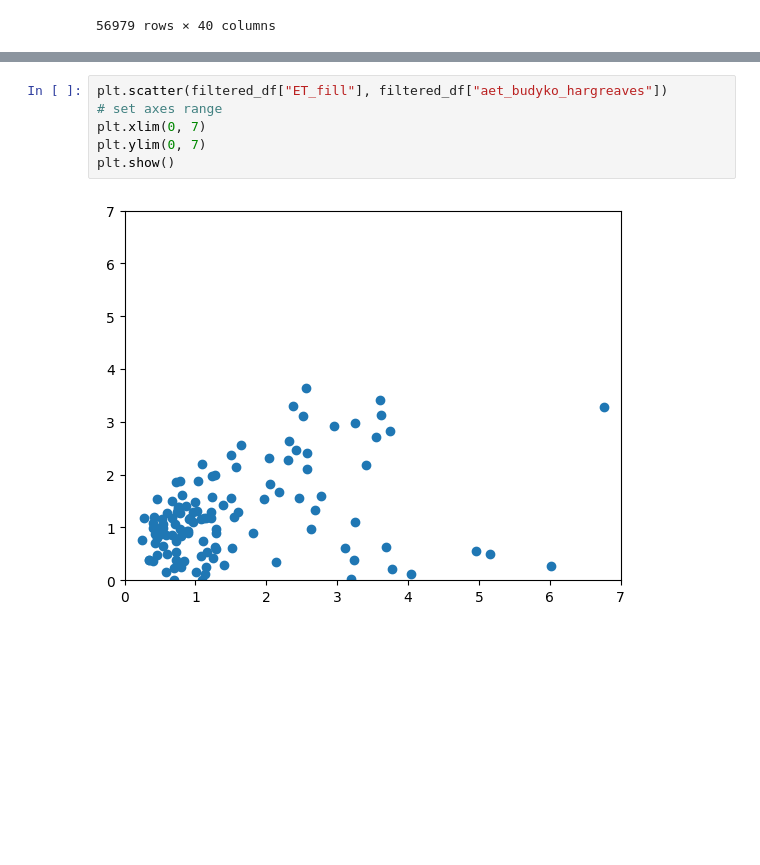
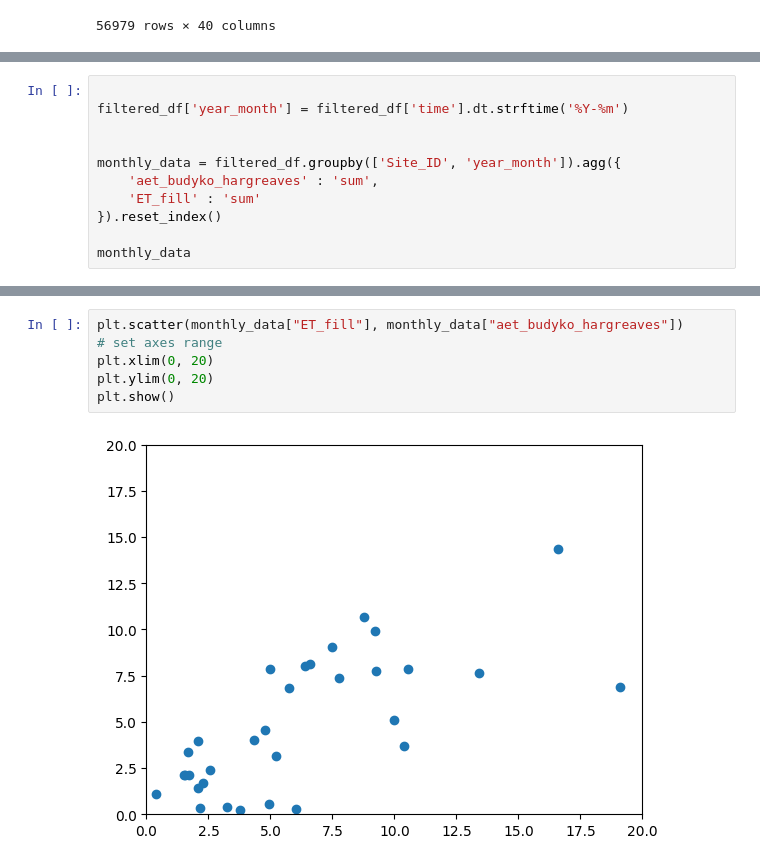
Before and after one commit to mahdi98mnm/download_PRISM_data, a Jupyter notebook: PRISM_tmin_stable_4kmD2_20160612_nc/calculate_ETo.ipynb, the cells around one changed output, grey strips where cells are left out. Cells and saved outputs as stored; diff of their text form; blank space fills up the shorter version.

Commit message:
calculate error index for monthly and yearly value hargreaves

```diff
--- a/PRISM_tmin_stable_4kmD2_20160612_nc/calculate_ETo.ipynb
+++ b/PRISM_tmin_stable_4kmD2_20160612_nc/calculate_ETo.ipynb
@@ -546,0 +539,11 @@ import matplotlib.pyplot as plt
+# %%
+
+filtered_df['year_month'] = filtered_df['time'].dt.strftime('%Y-%m')
+
+
+monthly_data = filtered_df.groupby(['Site_ID', 'year_month']).agg({
+    'aet_budyko_hargreaves' : 'sum',
+    'ET_fill' : 'sum'
+}).reset_index()
+
+monthly_data
@@ -547,8 +583,8 @@ import matplotlib.pyplot as plt
 # %%
-plt.scatter(filtered_df["ET_fill"], filtered_df["aet_budyko_hargreaves"])
+plt.scatter(monthly_data["ET_fill"], monthly_data["aet_budyko_hargreaves"])
 # set axes range
-plt.xlim(0, 7)
-plt.ylim(0, 7)
+plt.xlim(0, 20)
+plt.ylim(0, 20)
 plt.show()
 # %% [output]
-[figure, old version]
+[figure, new version]
```
Also changed, not shown: parts of 21 cells of this notebook.
